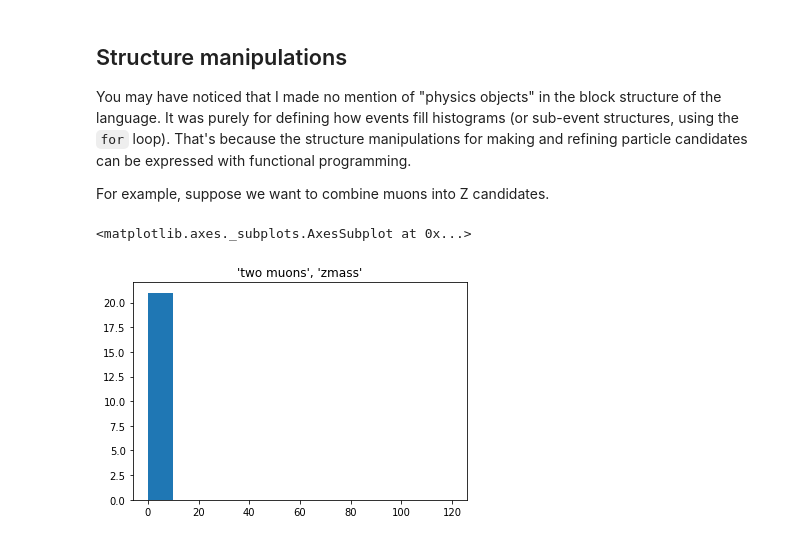
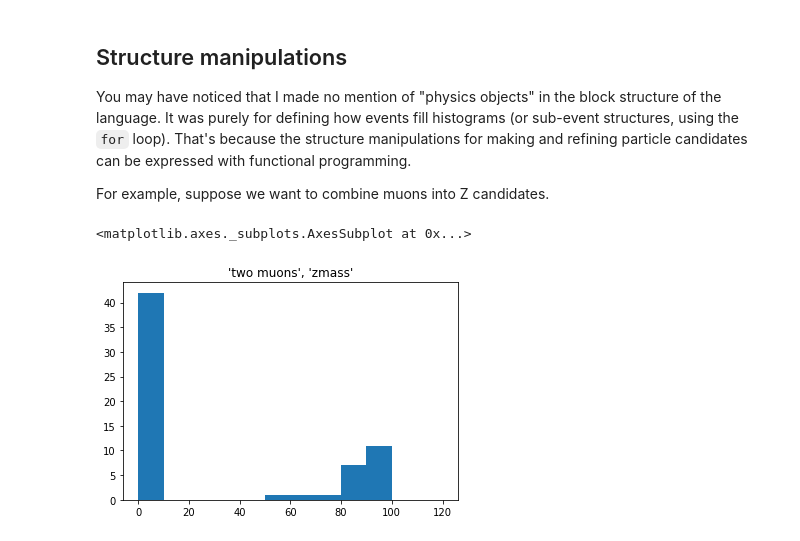
Before and after one commit to jpivarski/analysis-description-language, a Jupyter notebook: binder/demo.ipynb, the cells around one changed output. Cells and saved outputs as stored; diff of their text form; code cells hidden in the pictures.

```diff
--- a/binder/demo.ipynb
+++ b/binder/demo.ipynb
@@ -571,16 +571,20 @@ muons = [[{'px': -52.89946, 'py': -11.65467, 'pz': -8.16079, 'energy': 54.7795},
           {'px': -46.90805, 'py': -7.24472, 'pz': -35.08104, 'energy': 59.02154}]]
 # %%
 run = adl.interpreter.Run("""
-region "two muons": muons.size >= 2 {
+region "two muons": muons.size >= 2
+{
 
-  zmass := muons.pairs
+  zmasses := muons.pairs.map(pair => (pair[0] + pair[1]).mass)
 
-  count "zmass" by
-    regular(12, 0, 120) <- zmass
+  for zmass in zmasses
+  {
+    count "zmass" by
+      regular(12, 0, 120) <- zmass
+  }
 }
 """)
 run(muons = muons)
 run["two muons", "zmass"].plot()
 # %% [output]
 <matplotlib.axes._subplots.AxesSubplot at 0x...>
-[figure, old version]
+[figure, new version]
```
Also changed, not shown: parts of 11 cells of this notebook, 1 other file.
